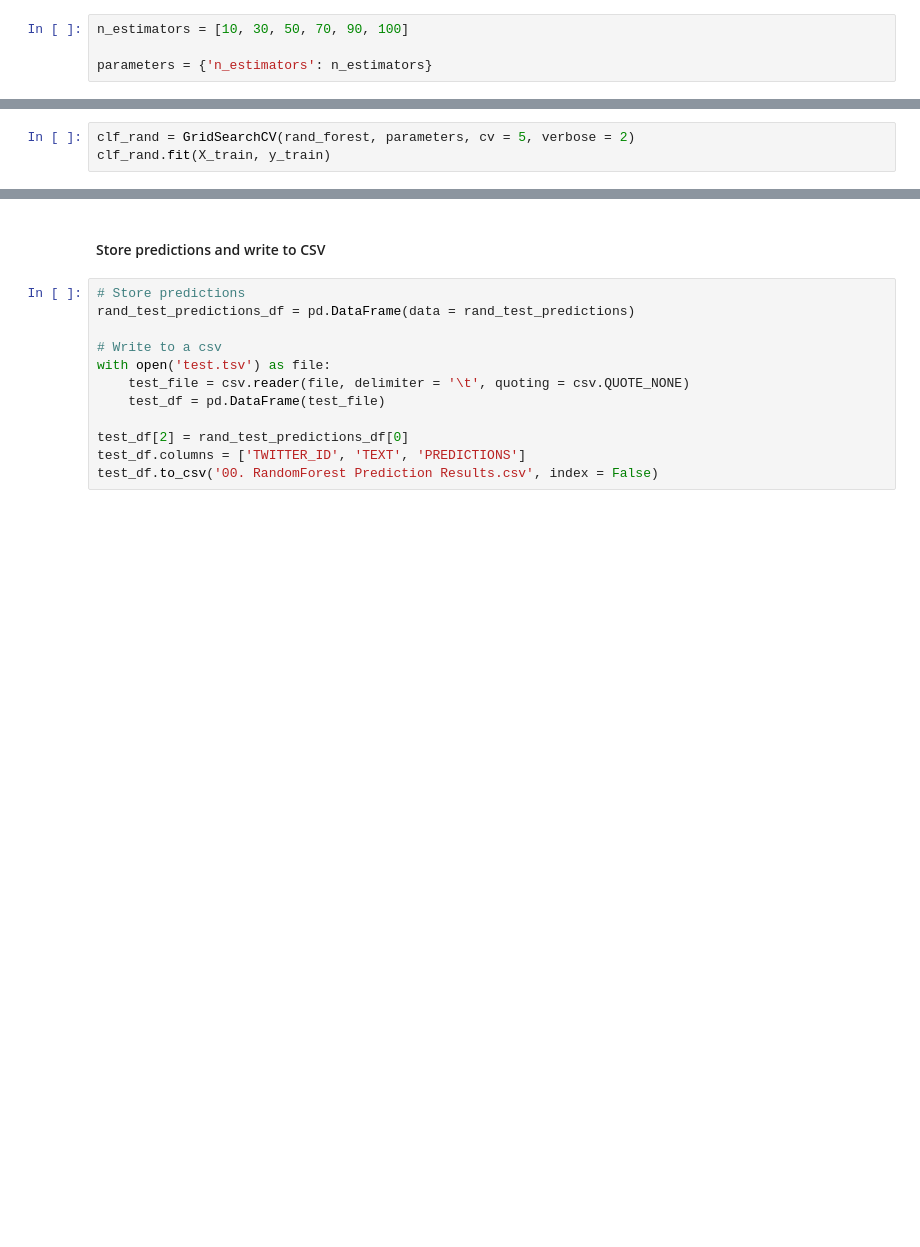
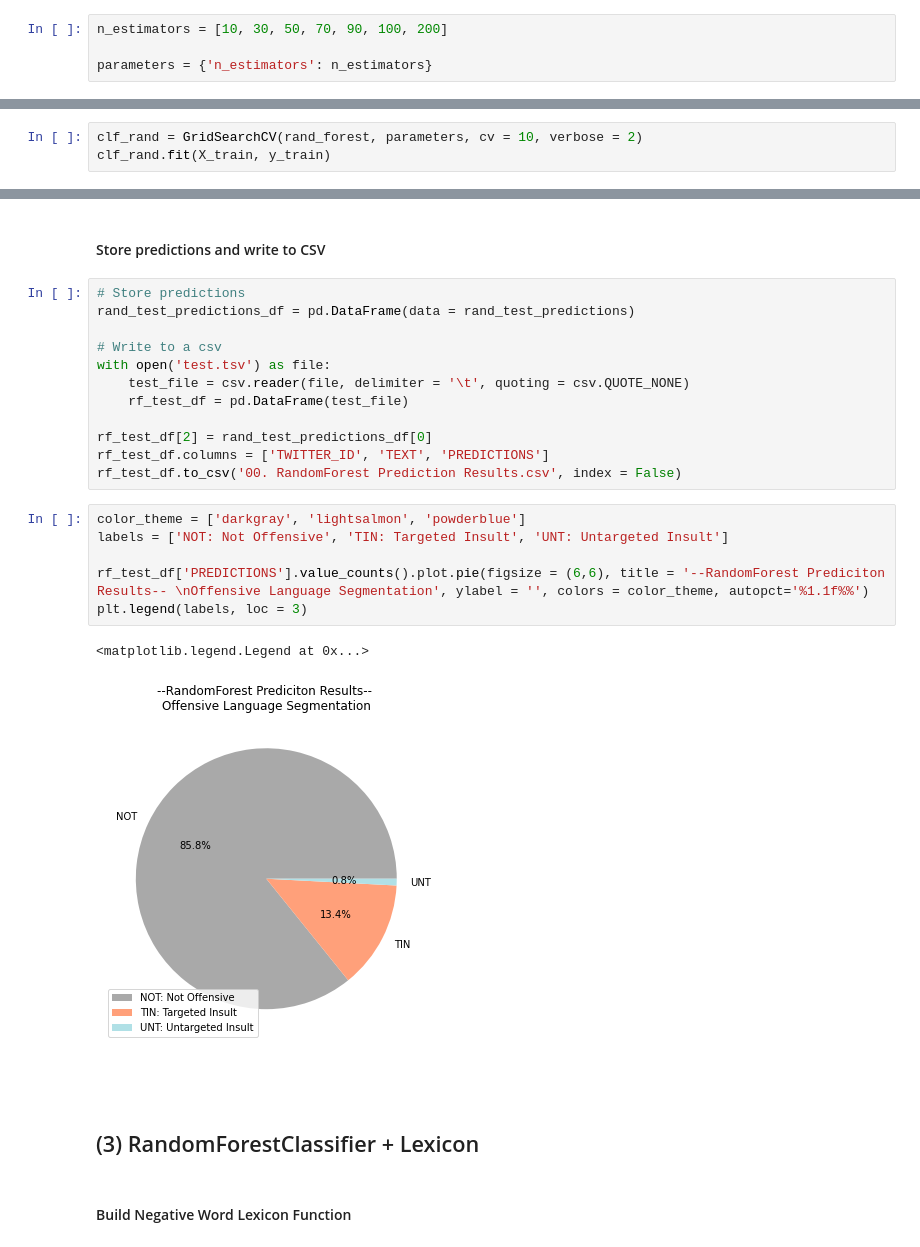
Before and after one commit to RudyJAMartinez/Data-Foundations-Python, a Jupyter notebook: 00. Final Project/Data Set/offensive_language_detection.ipynb, the cells around one changed output, grey strips where cells are left out. Drawn from its saved outputs; the diff is of its cells as text; blank space fills up the shorter version.

```diff
--- a/00. Final Project/Data Set/offensive_language_detection.ipynb
+++ b/00. Final Project/Data Set/offensive_language_detection.ipynb
@@ -151,7 +155,7 @@ test_df.to_csv('00. LinearSVC Prediction Results.csv', index = False)
 # %% [markdown]
 #### Build Parameter Grid
 # %%
-n_estimators = [10, 30, 50, 70, 90, 100]
+n_estimators = [10, 30, 50, 70, 90, 100, 200]
 
 parameters = {'n_estimators': n_estimators}
 # %% [markdown]
@@ -161,6 +165,6 @@ rand_forest = RandomForestClassifier()
 # %% [markdown]
 #### Initialize GridSearchCV and Fit the Model
 # %%
-clf_rand = GridSearchCV(rand_forest, parameters, cv = 5, verbose = 2)
+clf_rand = GridSearchCV(rand_forest, parameters, cv = 10, verbose = 2)
 clf_rand.fit(X_train, y_train)
 # %% [output]
@@ -239,10 +244,23 @@ rand_test_predictions_df = pd.DataFrame(data = rand_test_predictions)
 # Write to a csv
 with open('test.tsv') as file:
     test_file = csv.reader(file, delimiter = '\t', quoting = csv.QUOTE_NONE)
-    test_df = pd.DataFrame(test_file)
+    rf_test_df = pd.DataFrame(test_file)
 
-test_df[2] = rand_test_predictions_df[0]
-test_df.columns = ['TWITTER_ID', 'TEXT', 'PREDICTIONS']
-test_df.to_csv('00. RandomForest Prediction Results.csv', index = False)
+rf_test_df[2] = rand_test_predictions_df[0]
+rf_test_df.columns = ['TWITTER_ID', 'TEXT', 'PREDICTIONS']
+rf_test_df.to_csv('00. RandomForest Prediction Results.csv', index = False)
+# %%
+color_theme = ['darkgray', 'lightsalmon', 'powderblue']
+labels = ['NOT: Not Offensive', 'TIN: Targeted Insult', 'UNT: Untargeted Insult']
+
+rf_test_df['PREDICTIONS'].value_counts().plot.pie(figsize = (6,6), title = '--RandomForest Prediciton Results-- \nOffensive Language Segmentation', ylabel = '', colors = color_theme, autopct='%1.1f%%')
+plt.legend(labels, loc = 3)
+# %% [output]
+<matplotlib.legend.Legend at 0x...>
+[figure, added]
 # %% [markdown]
 <br>
+# %% [markdown]
+## (3) RandomForestClassifier + Lexicon
+# %% [markdown]
+#### Build Negative Word Lexicon Function
```
Also changed, not shown: parts of 41 cells of this notebook, 9 other files.
